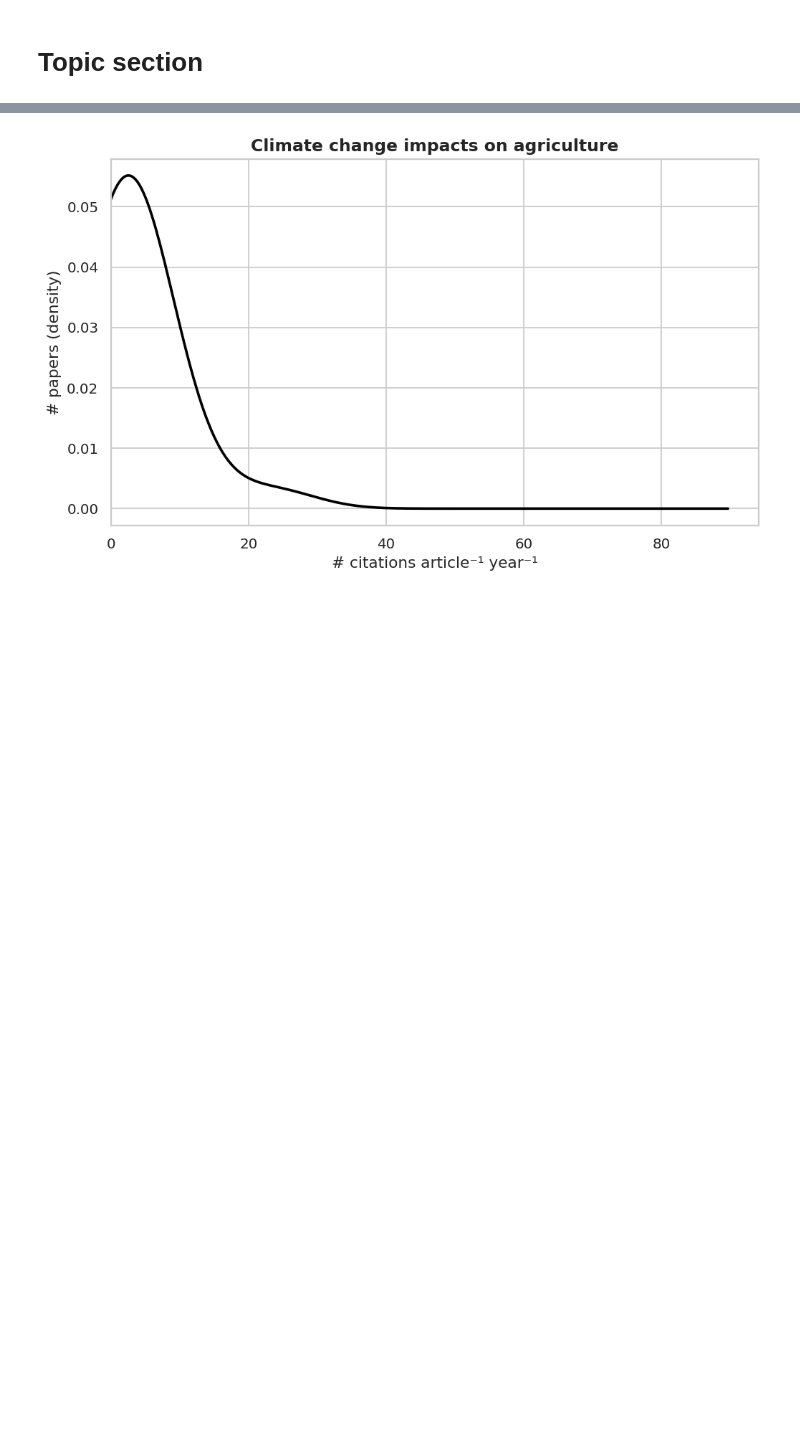
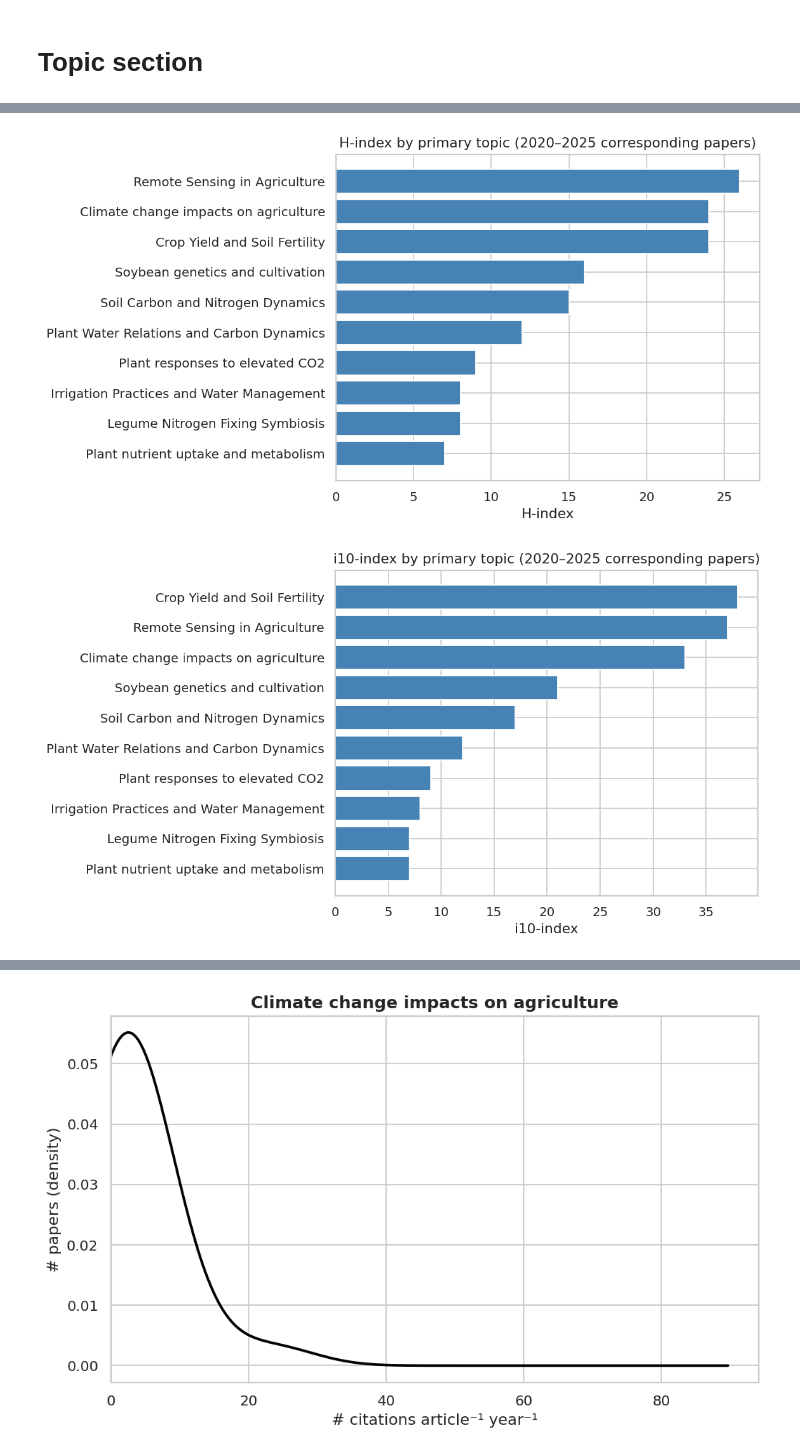
Before and after one commit to Ciampitti-Lab/PublicationAnalysis, a Jupyter notebook: books/Topic_Journal_analysis.ipynb, the cells around one changed output, grey strips where cells are left out. Saved outputs shown, nothing was run; the diff lists cells and outputs as text; code cells hidden in the pictures; blank space fills up the shorter version.

```diff
--- a/books/Topic_Journal_analysis.ipynb
+++ b/books/Topic_Journal_analysis.ipynb
@@ -377,0 +423,30 @@ Plotting avg citations per paper for topics with more than 4.99 papers:
+# %%
+
+topic_metrics = calculate_group_metrics(filtered_TargetA_df_corr, group_col='primary_topic', citations_col='total_citations')
+
+topic_metrics_h = (
+    topic_metrics.dropna(subset=["h_index"])
+    .sort_values("h_index", ascending=True)
+    .tail(10)
+)
+plt.figure(figsize=(9, 5))
+plt.barh(topic_metrics_h["primary_topic"], topic_metrics_h["h_index"], color="steelblue")
+plt.xlabel("H-index")
+plt.title("H-index by primary topic (2020–2025 corresponding papers)")
+plt.tight_layout()
+plt.show()
+
+topic_metrics_i10 = (
+    topic_metrics.dropna(subset=["i10_index"])
+    .sort_values("i10_index", ascending=True)
+    .tail(10)
+)
+plt.figure(figsize=(9, 5))
+plt.barh(topic_metrics_i10["primary_topic"], topic_metrics_i10["i10_index"], color="steelblue")
+plt.xlabel("i10-index")
+plt.title("i10-index by primary topic (2020–2025 corresponding papers)")
+plt.tight_layout()
+plt.show()
+# %% [output]
+[figure, added]
+[figure, added]
```
Also changed, not shown: parts of 17 cells of this notebook, 3 other files.
